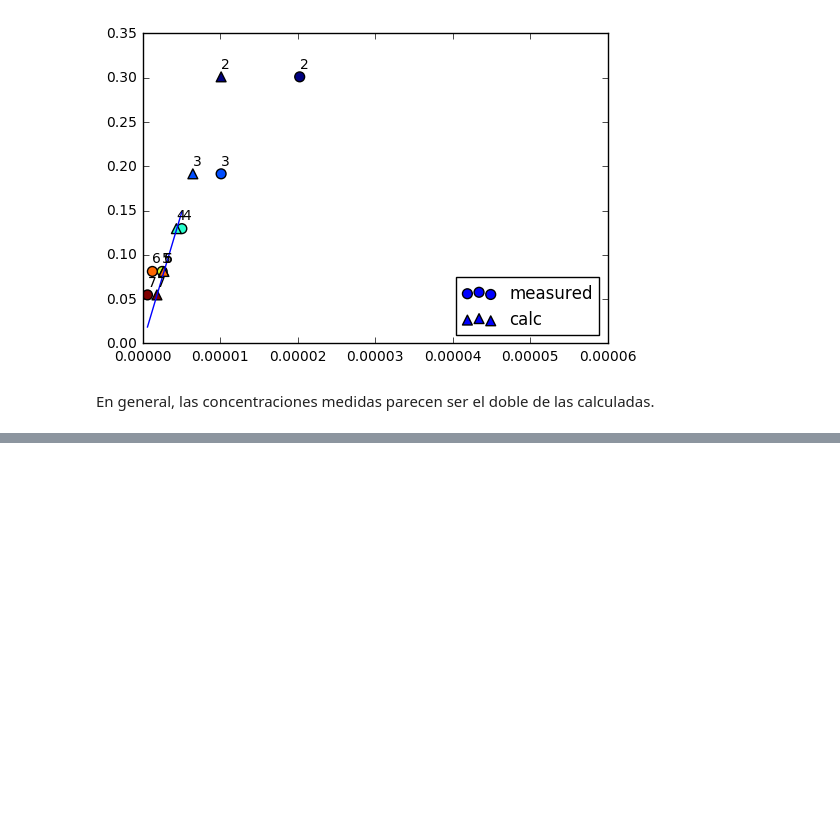
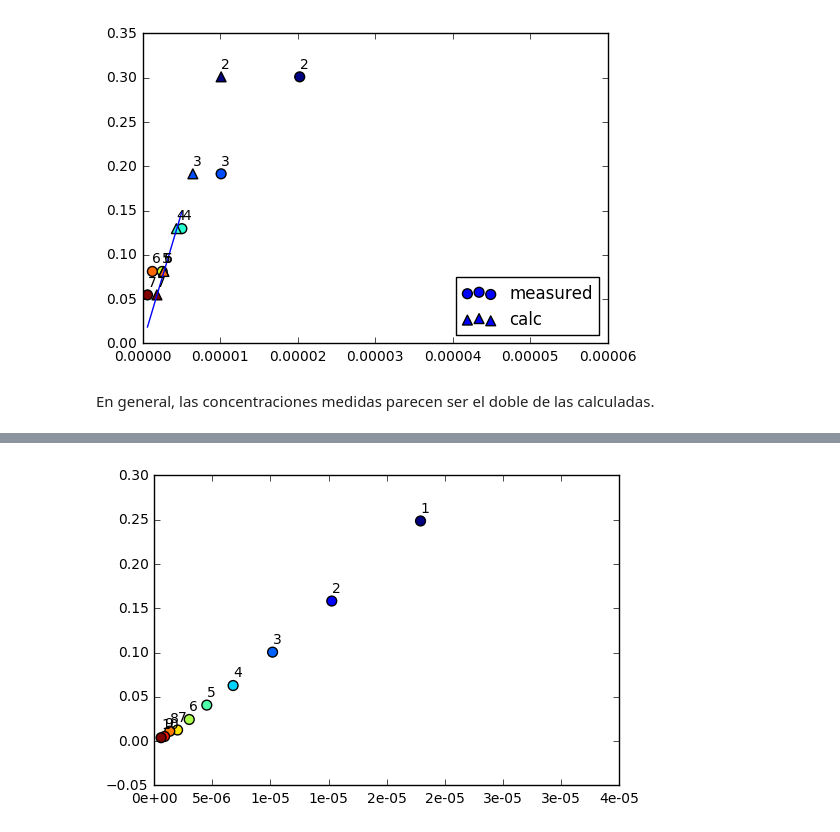
Before and after one commit to dforero0896/Laboratorio_Intermedio, a Jupyter notebook: Proyecto/data_analysis_proj.ipynb, the cells around one changed output, grey strips where cells are left out. Drawn from its saved outputs; the diff is of its cells as text; code cells hidden in the pictures; blank space fills up the shorter version.

```diff
--- a/Proyecto/data_analysis_proj.ipynb
+++ b/Proyecto/data_analysis_proj.ipynb
@@ -365,0 +435,9 @@ En general, las concentraciones medidas parecen ser el doble de las calculadas.
+# %%
+plt.scatter(rhob_known_conc, rhob_max_2[:,1], c=color, s=50)
+for i in range(len(rhob_known_conc)):
+    plt.text(rhob_known_conc[i], rhob_max_2[i,1]+0.01, str(rhob_measure_n[i]))
+plt.xlim(0, 0.00004)
+ax=plt.gca()
+ax.xaxis.set_major_formatter(mtick.FormatStrFormatter('%.0e'))
+# %% [output]
+[figure, added]
```
Also changed, not shown: parts of 13 cells of this notebook, 10 other files.
